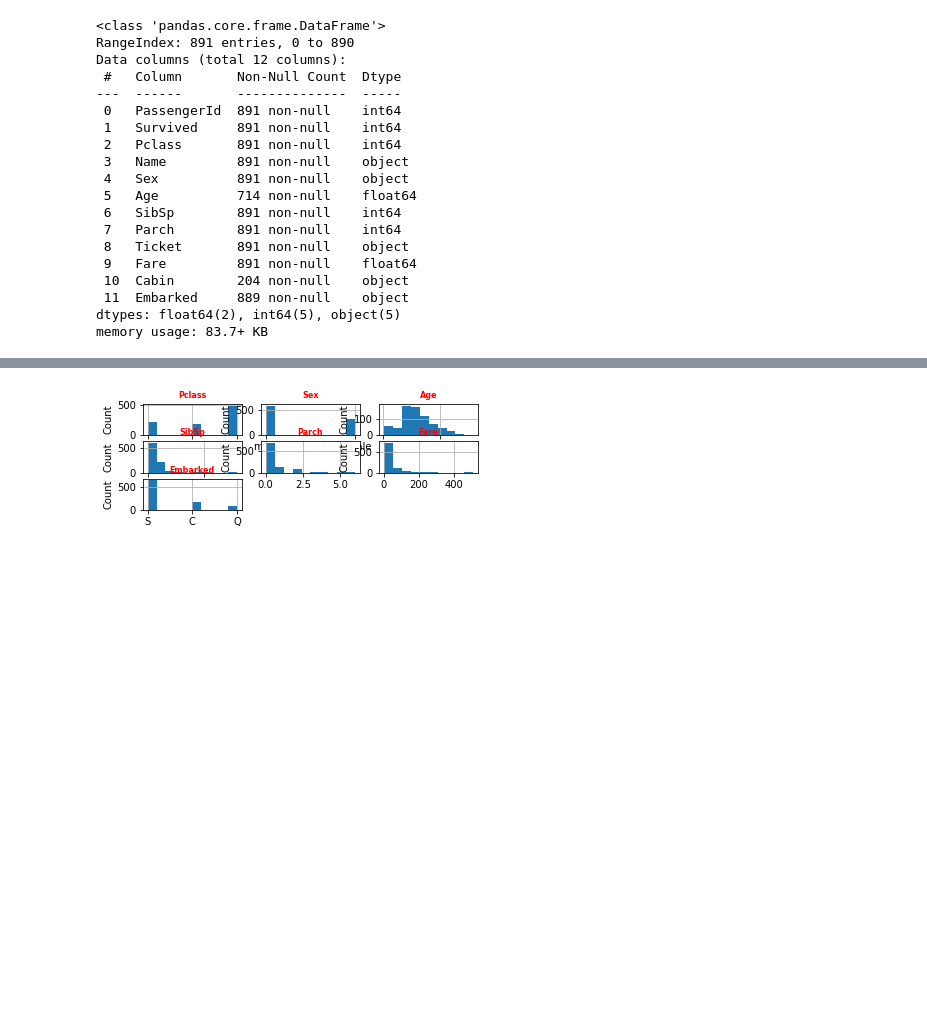
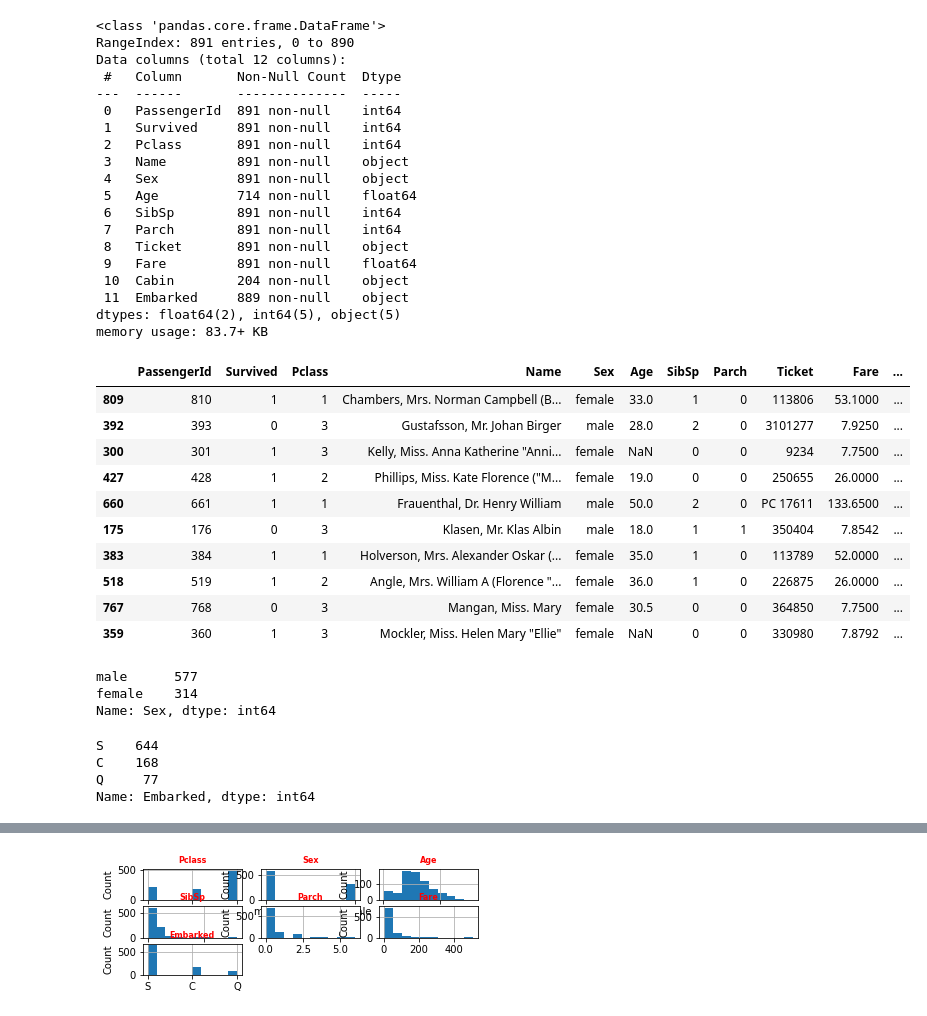
Before and after one commit to JuanAntonaccio/RandomForestAlgoTitanic, a Jupyter notebook: src/explore.ipynb, the cells around one changed output, grey strips where cells are left out. Saved outputs shown, nothing was run; the diff lists cells and outputs as text; code cells hidden in the pictures; blank space fills up the shorter version.

```diff
--- a/src/explore.ipynb
+++ b/src/explore.ipynb
@@ -57,5 +57,32 @@ Data columns (total 12 columns):
  11  Embarked     889 non-null    object
 dtypes: float64(2), int64(5), object(5)
 memory usage: 83.7+ KB
+# %%
+df_raw.sample(10)
+# %% [output]
+|  | PassengerId | Survived | Pclass | Name | Sex | Age | SibSp | Parch | Ticket | Fare | ... |
+| 809 | 810 | 1 | 1 | Chambers, Mrs. Norman Campbell (B... | female | 33.0 | 1 | 0 | 113806 | 53.1000 | ... |
+| 392 | 393 | 0 | 3 | Gustafsson, Mr. Johan Birger | male | 28.0 | 2 | 0 | 3101277 | 7.9250 | ... |
+| 300 | 301 | 1 | 3 | Kelly, Miss. Anna Katherine "Anni... | female | NaN | 0 | 0 | 9234 | 7.7500 | ... |
+| 427 | 428 | 1 | 2 | Phillips, Miss. Kate Florence ("M... | female | 19.0 | 0 | 0 | 250655 | 26.0000 | ... |
+| 660 | 661 | 1 | 1 | Frauenthal, Dr. Henry William | male | 50.0 | 2 | 0 | PC 17611 | 133.6500 | ... |
+| 175 | 176 | 0 | 3 | Klasen, Mr. Klas Albin | male | 18.0 | 1 | 1 | 350404 | 7.8542 | ... |
+| 383 | 384 | 1 | 1 | Holverson, Mrs. Alexander Oskar (... | female | 35.0 | 1 | 0 | 113789 | 52.0000 | ... |
+| 518 | 519 | 1 | 2 | Angle, Mrs. William A (Florence "... | female | 36.0 | 1 | 0 | 226875 | 26.0000 | ... |
+| 767 | 768 | 0 | 3 | Mangan, Miss. Mary | female | 30.5 | 0 | 0 | 364850 | 7.7500 | ... |
+| 359 | 360 | 1 | 3 | Mockler, Miss. Helen Mary "Ellie" | female | NaN | 0 | 0 | 330980 | 7.8792 | ... |
+# %%
+df_raw['Sex'].value_counts()
+# %% [output]
+male      577
+female    314
+Name: Sex, dtype: int64
+# %%
+df_raw['Embarked'].value_counts()
+# %% [output]
+S    644
+C    168
+Q     77
+Name: Embarked, dtype: int64
 # %%
 df_transform=df_raw.drop(['Cabin','PassengerId','Ticket','Name'],axis=1)
```
Also changed, not shown: parts of 10 cells of this notebook.
